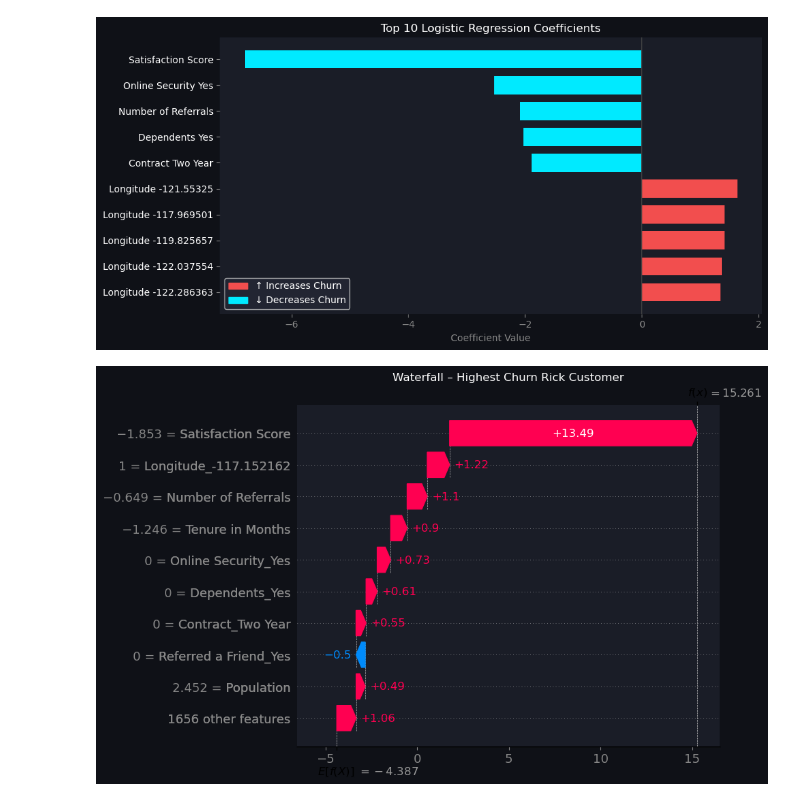
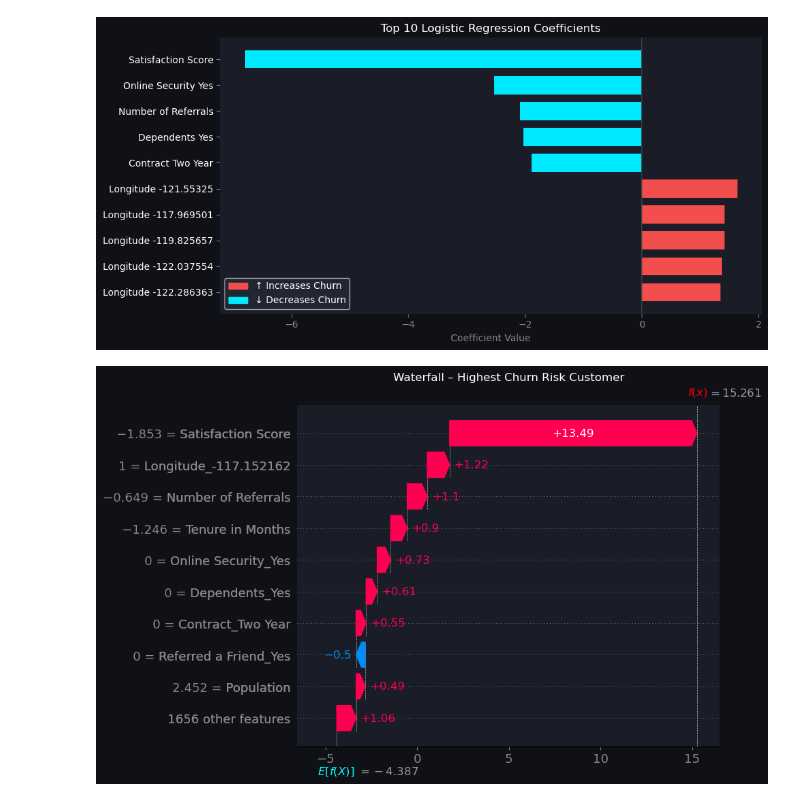
Before and after one commit to PRSPrithvi/Telco-Customer-Churn, a Jupyter notebook: notebooks/mod_and_eval.ipynb, the cells around one changed output. Drawn from its saved outputs; the diff is of its cells as text; code cells hidden in the pictures.

```diff
--- a/notebooks/mod_and_eval.ipynb
+++ b/notebooks/mod_and_eval.ipynb
@@ -302,18 +302,28 @@ plt.show()
 # %%
 highest_idx = int(np.argmax(y_proba))
 
 fig4, ax4 = plt.subplots(figsize=(10,5))
 fig4.patch.set_facecolor(background)
 ax4.set_facecolor(panel)
 plt.sca(ax4)
 
 shap.plots.waterfall(shap_values[highest_idx], max_display=10, show=False)
 
 ax4.set_facecolor(panel)
-ax4.set_title('Waterfall – Highest Churn Rick Customer', color=white)
+ax4.set_title('Waterfall – Highest Churn Risk Customer', color=white)
 ax4.tick_params(colors=gray)
+
+fig = plt.gcf()
+
+for artist in fig.findobj(plt.Text):
+    text = artist.get_text().replace("$", "").replace(" ", "").lower()
+
+    if "e[f(x)]" in text:
+        artist.set_color("cyan")
+    elif text == "f(x)":
+        artist.set_color("red")
 
 plt.tight_layout
 plt.show()
 # %% [output]
-[figure, old version]
+[figure, new version]
```
